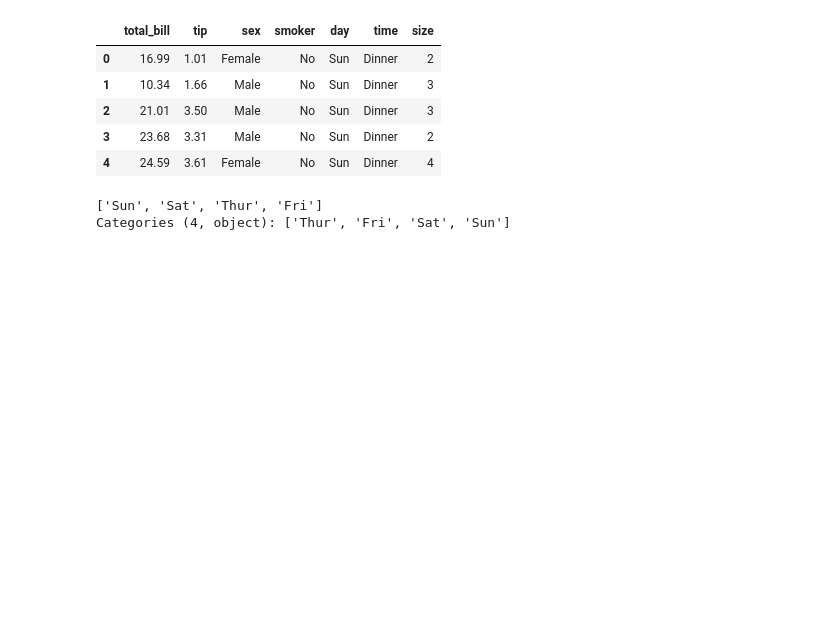
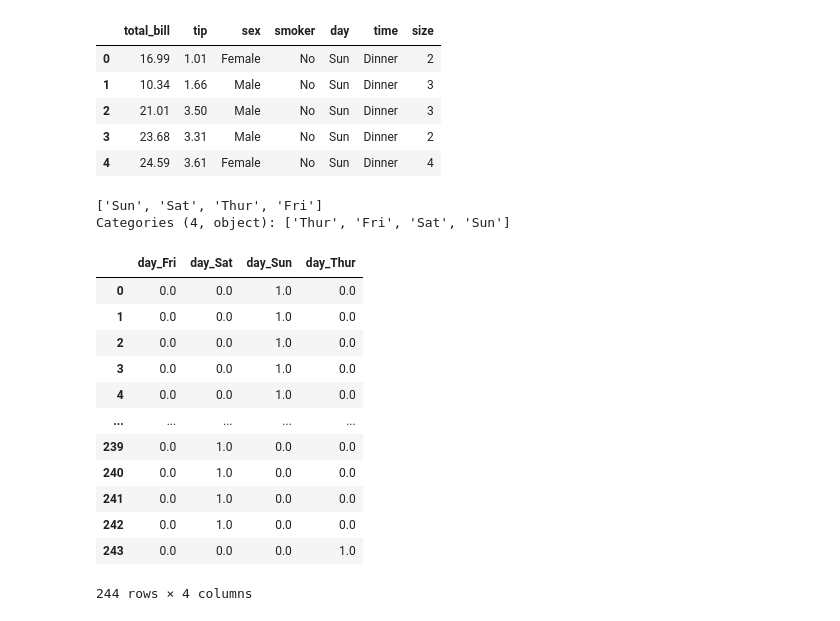
Before and after one commit to wasif-h/Data-Analytics-Odyssey, a Jupyter notebook: Feature_Engineering/main_fe.ipynb, the cells around one changed output. Drawn from its saved outputs; the diff is of its cells as text; code cells hidden in the pictures; blank space fills up the shorter version.

```diff
--- a/Feature_Engineering/main_fe.ipynb
+++ b/Feature_Engineering/main_fe.ipynb
@@ -168,3 +168,22 @@ df['day'].unique()
 # %% [output]
 ['Sun', 'Sat', 'Thur', 'Fri']
 Categories (4, object): ['Thur', 'Fri', 'Sat', 'Sun']
+# %%
+from sklearn.preprocessing import OneHotEncoder
+encoderohe = OneHotEncoder()
+# %%
+pd.DataFrame(encoderohe.fit_transform(df[['day']]).toarray(),columns=encoderohe.get_feature_names_out())
+# %% [output]
+|  | day_Fri | day_Sat | day_Sun | day_Thur |
+| 0 | 0.0 | 0.0 | 1.0 | 0.0 |
+| 1 | 0.0 | 0.0 | 1.0 | 0.0 |
+| 2 | 0.0 | 0.0 | 1.0 | 0.0 |
+| 3 | 0.0 | 0.0 | 1.0 | 0.0 |
+| 4 | 0.0 | 0.0 | 1.0 | 0.0 |
+| ... | ... | ... | ... | ... |
+| 239 | 0.0 | 1.0 | 0.0 | 0.0 |
+| 240 | 0.0 | 1.0 | 0.0 | 0.0 |
+| 241 | 0.0 | 1.0 | 0.0 | 0.0 |
+| 242 | 0.0 | 1.0 | 0.0 | 0.0 |
+| 243 | 0.0 | 0.0 | 0.0 | 1.0 |
+244 rows × 4 columns
```
Also changed, not shown: 3 other files.
